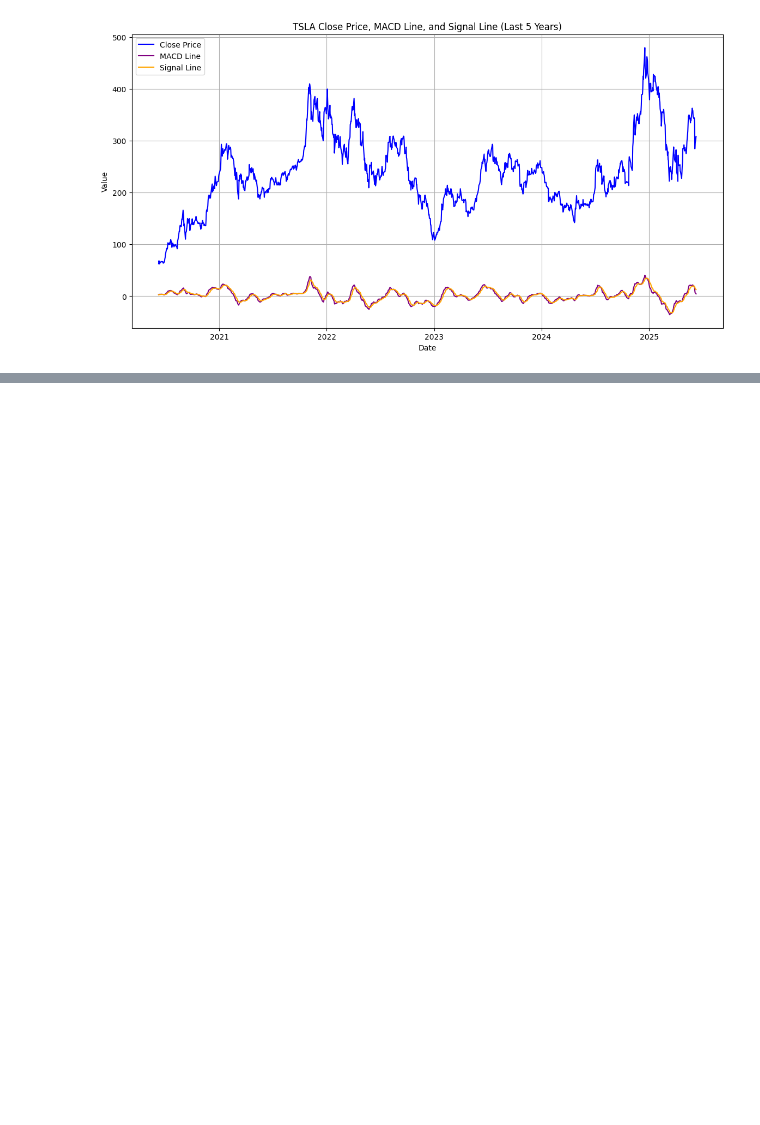
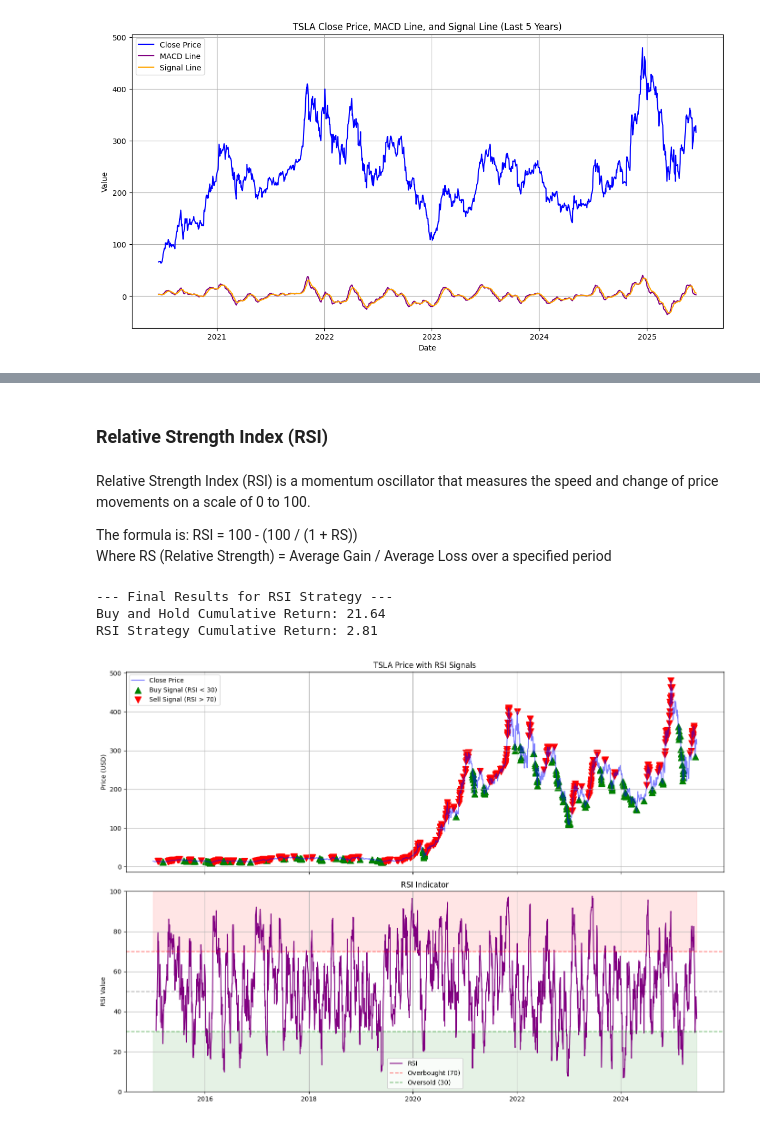
Before and after one commit to subhanu-dev/quant_finance, a Jupyter notebook: tsla_stock.ipynb, the cells around one changed output, grey strips where cells are left out. Saved outputs shown, nothing was run; the diff lists cells and outputs as text; code cells hidden in the pictures; blank space fills up the shorter version.

```diff
--- a/tsla_stock.ipynb
+++ b/tsla_stock.ipynb
@@ -505,0 +506,7 @@ plt.show()
+# %% [markdown]
+### Relative Strength Index (RSI)
+# %% [markdown]
+Relative Strength Index (RSI) is a momentum oscillator that measures the speed and change of price movements on a scale of 0 to 100.
+
+The formula is: RSI = 100 - (100 / (1 + RS)) <br>
+Where RS (Relative Strength) = Average Gain / Average Loss over a specified period
@@ -505,0 +526,61 @@ plt.show()
+# %%
+
+df['RSI'] = calculate_rsi(df['Close'])
+
+# Generate RSI signals
+df['RSI_Signal'] = np.where(df['RSI'] < 30, 1.0,  # Oversold - buy
+                          np.where(df['RSI'] > 70, 0.0,  # Overbought - sell
+                                 np.nan))  # Hold previous position
+# Forward fill NaN values
+df['RSI_Signal'] = df['RSI_Signal'].fillna(method='ffill').fillna(0)
+
+# Calculate returns
+df['RSI_Strategy_Returns'] = df['Market Returns'] * df['RSI_Signal'].shift(1)
+df['RSI_Cumulative_Returns'] = (1 + df['RSI_Strategy_Returns']).cumprod()
+# %%
+# Print RSI strategy results
+print("\n--- Final Results for RSI Strategy ---")
+print(f"Buy and Hold Cumulative Return: {df['Cumulative Market Returns'].iloc[-1]:.2f}")
+print(f"RSI Strategy Cumulative Return: {df['RSI_Cumulative_Returns'].iloc[-1]:.2f}")
+
+# Create visualization for RSI
+fig, (ax1, ax2) = plt.subplots(2, 1, figsize=(14, 10), sharex=True)
+
+# Plot 1: Price with Buy/Sell signals
+ax1.plot(df['Close'], label='Close Price', color='blue', alpha=0.5)
+ax1.set_title('TSLA Price with RSI Signals')
+ax1.set_ylabel('Price (USD)')
+ax1.grid(True)
+
+# Plot buy signals
+buy_signals = df[df['RSI'] < 30]
+ax1.scatter(buy_signals.index, buy_signals['Close'],
+            color='green', label='Buy Signal (RSI < 30)', marker='^', s=100)
+
+# Plot sell signals
+sell_signals = df[df['RSI'] > 70]
+ax1.scatter(sell_signals.index, sell_signals['Close'],
+            color='red', label='Sell Signal (RSI > 70)', marker='v', s=100)
+
+ax1.legend()
+
+# Plot 2: RSI Indicator with thresholds
+ax2.plot(df['RSI'], label='RSI', color='purple')
+ax2.axhline(y=70, color='r', linestyle='--', alpha=0.5, label='Overbought (70)')
+ax2.axhline(y=30, color='g', linestyle='--', alpha=0.5, label='Oversold (30)')
+ax2.axhline(y=50, color='k', linestyle='--', alpha=0.3)
+ax2.fill_between(df.index, 70, 100, color='red', alpha=0.1)
+ax2.fill_between(df.index, 0, 30, color='green', alpha=0.1)
+ax2.set_title('RSI Indicator')
+ax2.set_ylabel('RSI Value')
+ax2.set_ylim(0, 100)
+ax2.grid(True)
+ax2.legend()
+
+plt.tight_layout()
+plt.show()
+# %% [output]
+--- Final Results for RSI Strategy ---
+Buy and Hold Cumulative Return: 21.64
+RSI Strategy Cumulative Return: 2.81
+[figure, added]
```
Also changed, not shown: parts of 14 cells of this notebook, 1 other file.
